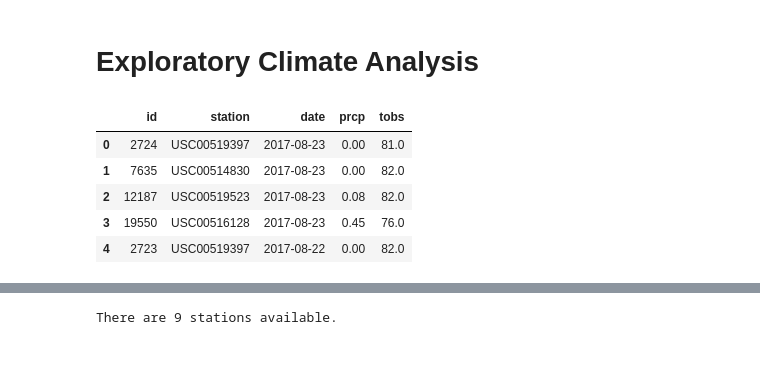
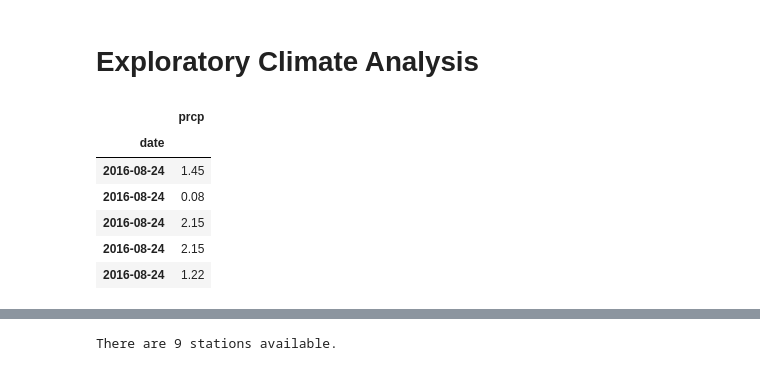
Before and after one commit to abbylemon/sqlalchemy-challenge, a Jupyter notebook: climate.ipynb, the cells around one changed output, grey strips where cells are left out. Saved outputs shown, nothing was run; the diff lists cells and outputs as text; code cells hidden in the pictures.

Commit message:
updated first query with info from GitLab

```diff
--- a/climate.ipynb
+++ b/climate.ipynb
@@ -65,32 +65,32 @@ elevation FLOAT
 # %%
 # Design a query to retrieve the last 12 months of precipitation data and plot the results
 # Calculate the date 1 year ago from the last data point in the database
 # Perform a query to retrieve the data and precipitation scores
 # Save the query results as a Pandas DataFrame and set the index to the date column
 
 lastestmeasurement = session.query(Measurement.date).order_by(Measurement.date.desc()).first()
 twelveMonthsAgo = dt.date(2017, 8, 23) - dt.timedelta(days=365)
 
-lastyearofdata = session.query(Measurement).\
+lastyearofdata = session.query(Measurement.date, Measurement.prcp).\
     filter(Measurement.date > twelveMonthsAgo).\
     order_by(Measurement.date.desc()).statement
 
 lastyearofdata_df = pd.read_sql_query(lastyearofdata, session.bind)
+lastyearofdata_df = lastyearofdata_df.set_index('date')
+lastyearofdata_df = lastyearofdata_df.dropna()
 
 # Sort the dataframe by date
-lastyear_bydate_df = lastyearofdata_df.groupby("date").mean()
-lastyear_bydate_df = lastyear_bydate_df.reset_index()
-lastyear_bydate_df
 
-lastyear_bydate_df = lastyear_bydate_df.sort_values('date')
+lastyearofdata_df = lastyearofdata_df.sort_values('date')
 lastyearofdata_df.head()
 # %% [output]
-|  | id | station | date | prcp | tobs |
-| 0 | 2724 | USC00519397 | 2017-08-23 | 0.00 | 81.0 |
-| 1 | 7635 | USC00514830 | 2017-08-23 | 0.00 | 82.0 |
-| 2 | 12187 | USC00519523 | 2017-08-23 | 0.08 | 82.0 |
-| 3 | 19550 | USC00516128 | 2017-08-23 | 0.45 | 76.0 |
-| 4 | 2723 | USC00519397 | 2017-08-22 | 0.00 | 82.0 |
+|  | prcp |
+| date |  |
+| 2016-08-24 | 1.45 |
+| 2016-08-24 | 0.08 |
+| 2016-08-24 | 2.15 |
+| 2016-08-24 | 2.15 |
+| 2016-08-24 | 1.22 |
 # %%
 # Use Pandas Plotting with Matplotlib to plot the data
 
```
Also changed, not shown: parts of 3 cells of this notebook.
